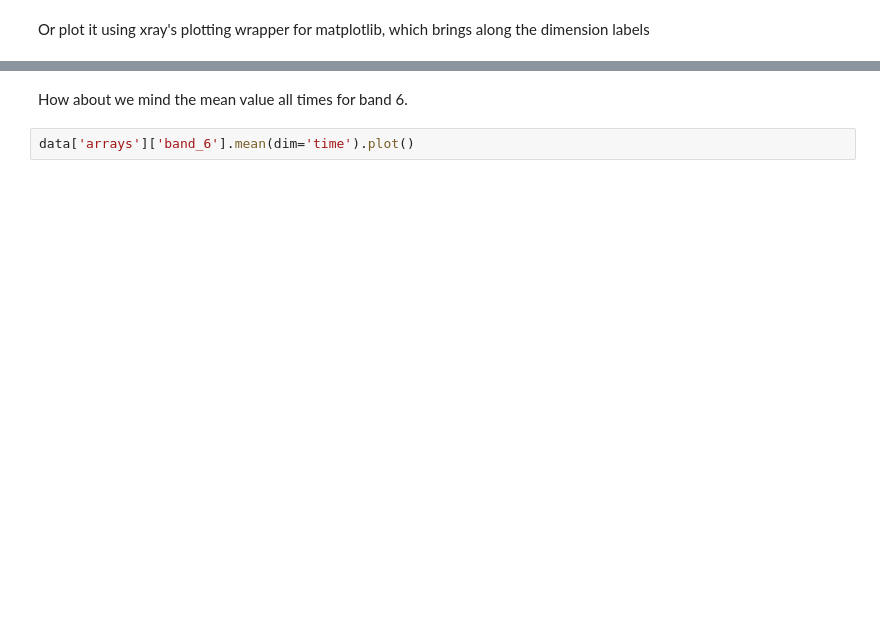
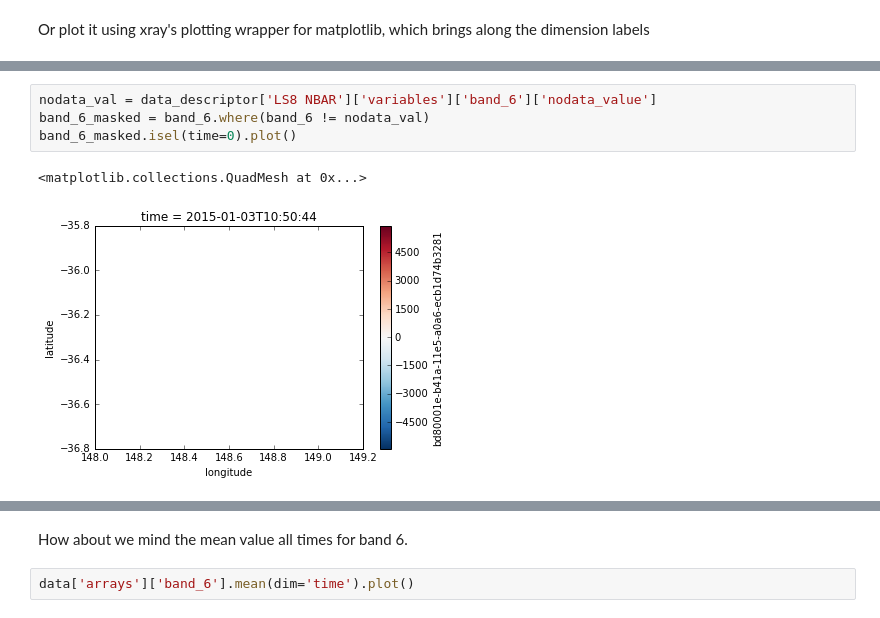
Before and after one commit to opendatacube/datacube-core, a Jupyter notebook: examples/notebooks/datacube_api_example.ipynb, the cells around one changed output, grey strips where cells are left out. Cells and saved outputs as stored; diff of their text form; blank space fills up the shorter version.

```diff
--- a/examples/notebooks/datacube_api_example.ipynb
+++ b/examples/notebooks/datacube_api_example.ipynb
@@ -131 +95,8 @@ band_6.isel(time=0).plot()
+# %%
+nodata_val = data_descriptor['LS8 NBAR']['variables']['band_6']['nodata_value']
+band_6_masked = band_6.where(band_6 != nodata_val)
+band_6_masked.isel(time=0).plot()
+# %% [output]
+<matplotlib.collections.QuadMesh at 0x...>
+[figure, added]
 # %%
```
Also changed, not shown: parts of 11 cells of this notebook, 5 other files.
